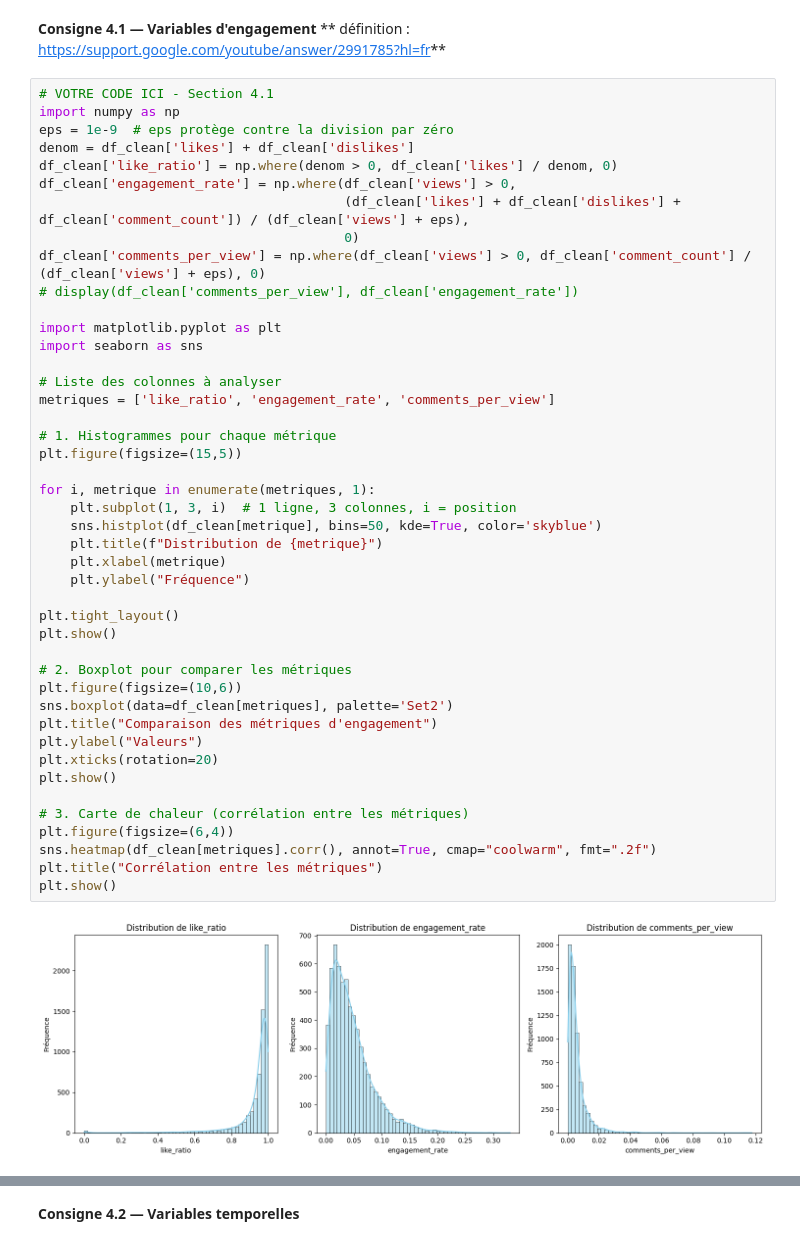
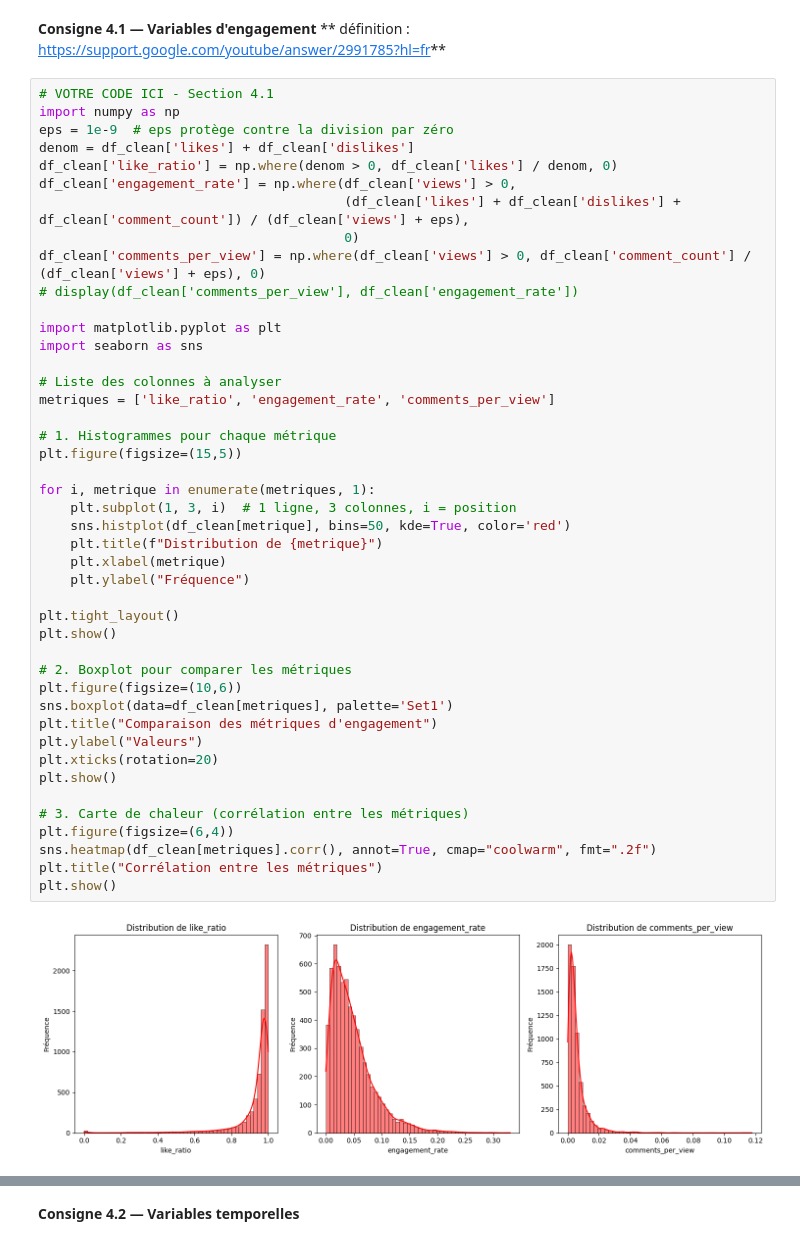
Before and after one commit to kirillsst/youtube-popularity-ml, a Jupyter notebook: notebook/PROJET_ML_Youtube_Trending.ipynb, the cells around one changed output, grey strips where cells are left out. Drawn from its saved outputs; the diff is of its cells as text.

Commit message:
visualisation

```diff
--- a/notebook/PROJET_ML_Youtube_Trending.ipynb
+++ b/notebook/PROJET_ML_Youtube_Trending.ipynb
@@ -199,33 +199,33 @@ import matplotlib.pyplot as plt
 import seaborn as sns
 
 # Liste des colonnes à analyser
 metriques = ['like_ratio', 'engagement_rate', 'comments_per_view']
 
 # 1. Histogrammes pour chaque métrique
 plt.figure(figsize=(15,5))
 
 for i, metrique in enumerate(metriques, 1):
     plt.subplot(1, 3, i)  # 1 ligne, 3 colonnes, i = position
-    sns.histplot(df_clean[metrique], bins=50, kde=True, color='skyblue')
+    sns.histplot(df_clean[metrique], bins=50, kde=True, color='red')
     plt.title(f"Distribution de {metrique}")
     plt.xlabel(metrique)
     plt.ylabel("Fréquence")
 
 plt.tight_layout()
 plt.show()
 
 # 2. Boxplot pour comparer les métriques
 plt.figure(figsize=(10,6))
-sns.boxplot(data=df_clean[metriques], palette='Set2')
+sns.boxplot(data=df_clean[metriques], palette='Set1')
 plt.title("Comparaison des métriques d'engagement")
 plt.ylabel("Valeurs")
 plt.xticks(rotation=20)
 plt.show()
 
 # 3. Carte de chaleur (corrélation entre les métriques)
 plt.figure(figsize=(6,4))
 sns.heatmap(df_clean[metriques].corr(), annot=True, cmap="coolwarm", fmt=".2f")
 plt.title("Corrélation entre les métriques")
 plt.show()
 # %% [output]
-[figure, old version]
+[figure, new version]
```
Also changed, not shown: parts of 1 cell of this notebook.
